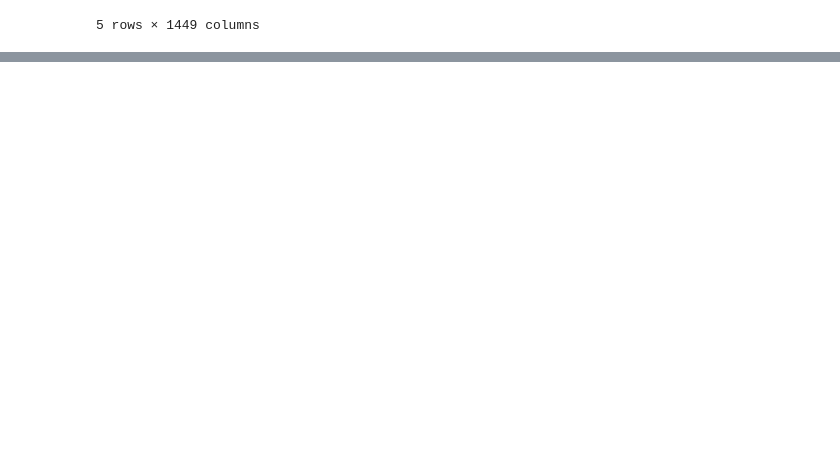
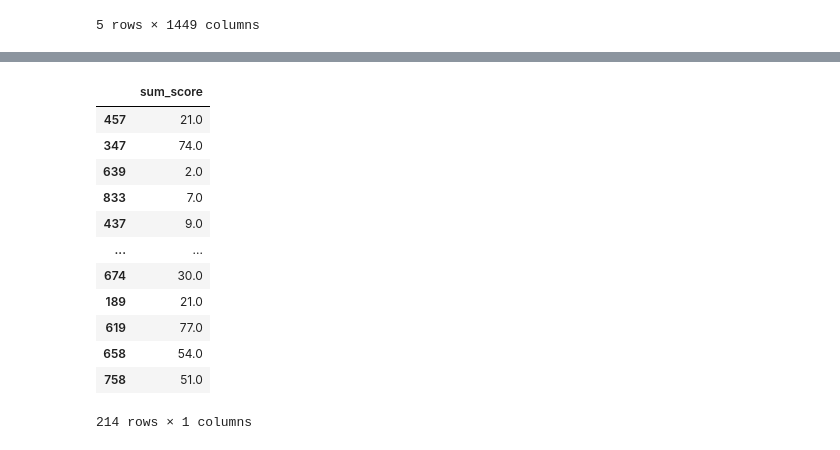
Before and after one commit to malumisa/test, a Jupyter notebook: Random_forest.ipynb, the cells around one changed output, grey strips where cells are left out. Drawn from its saved outputs; the diff is of its cells as text; code cells hidden in the pictures; blank space fills up the shorter version.

```diff
--- a/Random_forest.ipynb
+++ b/Random_forest.ipynb
@@ -64,3 +102,19 @@ Mean Squared Error: 0.0
+# %%
+y_test
+# %% [output]
+|  | sum_score |
+| 457 | 21.0 |
+| 347 | 74.0 |
+| 639 | 2.0 |
+| 833 | 7.0 |
+| 437 | 9.0 |
+| ... | ... |
+| 674 | 30.0 |
+| 189 | 21.0 |
+| 619 | 77.0 |
+| 658 | 54.0 |
+| 758 | 51.0 |
+214 rows × 1 columns
 # %%
 plt.scatter(y_pred, y_test)
 # %% [output]
```
Also changed, not shown: parts of 9 cells of this notebook.
